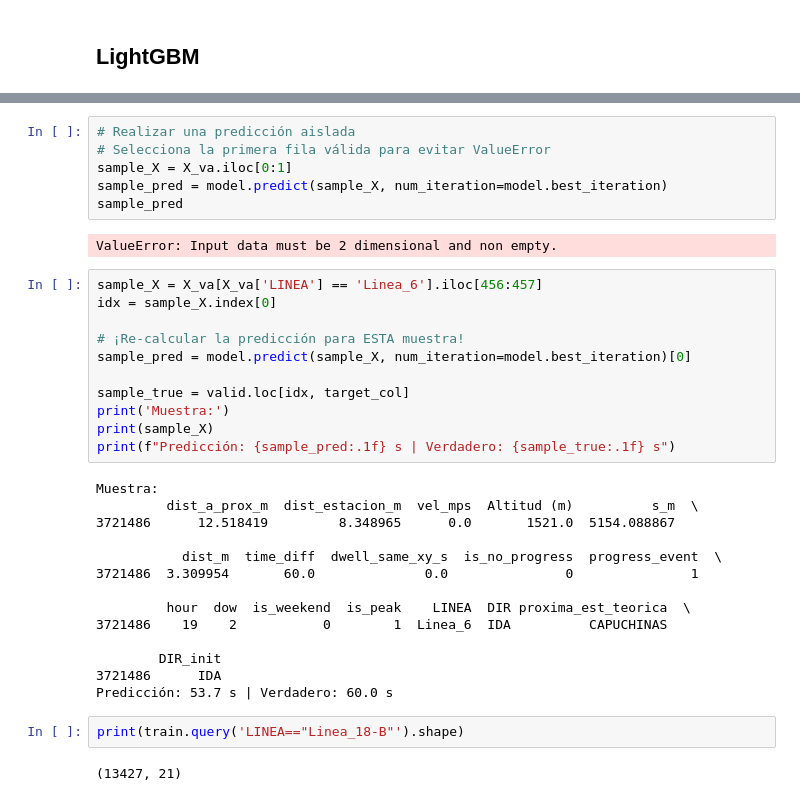
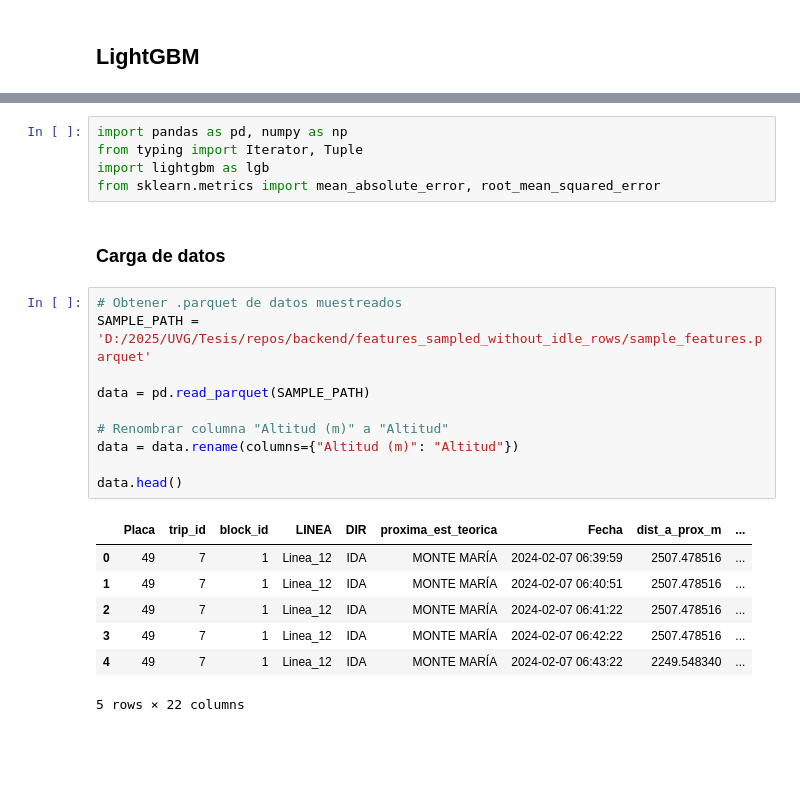
Before and after one commit to pabloozamora/transmetro-predictor-backend, a Jupyter notebook: models/lightgbm_training.ipynb, the cells around one changed output, grey strips where cells are left out. Saved outputs shown, nothing was run; the diff lists cells and outputs as text; blank space fills up the shorter version.

Commit message:
[feat]: Models - LightGBM Model

```diff
--- a/models/lightgbm_training.ipynb
+++ b/models/lightgbm_training.ipynb
@@ -381,37 +5,25 @@ worst.head(50)
-# %%
-# Realizar una predicción aislada
-# Selecciona la primera fila válida para evitar ValueError
-sample_X = X_va.iloc[0:1]
-sample_pred = model.predict(sample_X, num_iteration=model.best_iteration)
-sample_pred
-# %% [output]
-ValueError: Input data must be 2 dimensional and non empty.
-# %%
-sample_X = X_va[X_va['LINEA'] == 'Linea_6'].iloc[456:457]
-idx = sample_X.index[0]
-
-# ¡Re-calcular la predicción para ESTA muestra!
-sample_pred = model.predict(sample_X, num_iteration=model.best_iteration)[0]
-
-sample_true = valid.loc[idx, target_col]
-print('Muestra:')
-print(sample_X)
-print(f"Predicción: {sample_pred:.1f} s | Verdadero: {sample_true:.1f} s")
-# %% [output]
-Muestra:
-         dist_a_prox_m  dist_estacion_m  vel_mps  Altitud (m)          s_m  \
-3721486      12.518419         8.348965      0.0       1521.0  5154.088867
-
-           dist_m  time_diff  dwell_same_xy_s  is_no_progress  progress_event  \
-3721486  3.309954       60.0              0.0               0               1
-
-         hour  dow  is_weekend  is_peak    LINEA  DIR proxima_est_teorica  \
-3721486    19    2           0        1  Linea_6  IDA          CAPUCHINAS
-
-        DIR_init
-3721486      IDA
-Predicción: 53.7 s | Verdadero: 60.0 s
-# %%
-print(train.query('LINEA=="Linea_18-B"').shape)
-# %% [output]
-(13427, 21)
+# %%
+import pandas as pd, numpy as np
+from typing import Iterator, Tuple
+import lightgbm as lgb
+from sklearn.metrics import mean_absolute_error, root_mean_squared_error
+# %% [markdown]
+### Carga de datos
+# %%
+# Obtener .parquet de datos muestreados
+SAMPLE_PATH = 'D:/2025/UVG/Tesis/repos/backend/features_sampled_without_idle_rows/sample_features.parquet'
+
+data = pd.read_parquet(SAMPLE_PATH)
+
+# Renombrar columna "Altitud (m)" a "Altitud"
+data = data.rename(columns={"Altitud (m)": "Altitud"})
+
+data.head()
+# %% [output]
+|  | Placa | trip_id | block_id | LINEA | DIR | proxima_est_teorica | Fecha | dist_a_prox_m | ... |
+| 0 | 49 | 7 | 1 | Linea_12 | IDA | MONTE MARÍA | 2024-02-07 06:39:59 | 2507.478516 | ... |
+| 1 | 49 | 7 | 1 | Linea_12 | IDA | MONTE MARÍA | 2024-02-07 06:40:51 | 2507.478516 | ... |
+| 2 | 49 | 7 | 1 | Linea_12 | IDA | MONTE MARÍA | 2024-02-07 06:41:22 | 2507.478516 | ... |
+| 3 | 49 | 7 | 1 | Linea_12 | IDA | MONTE MARÍA | 2024-02-07 06:42:22 | 2507.478516 | ... |
+| 4 | 49 | 7 | 1 | Linea_12 | IDA | MONTE MARÍA | 2024-02-07 06:43:22 | 2249.548340 | ... |
+5 rows × 22 columns
```
Also changed, not shown: parts of 48 cells of this notebook, 20 other files.
